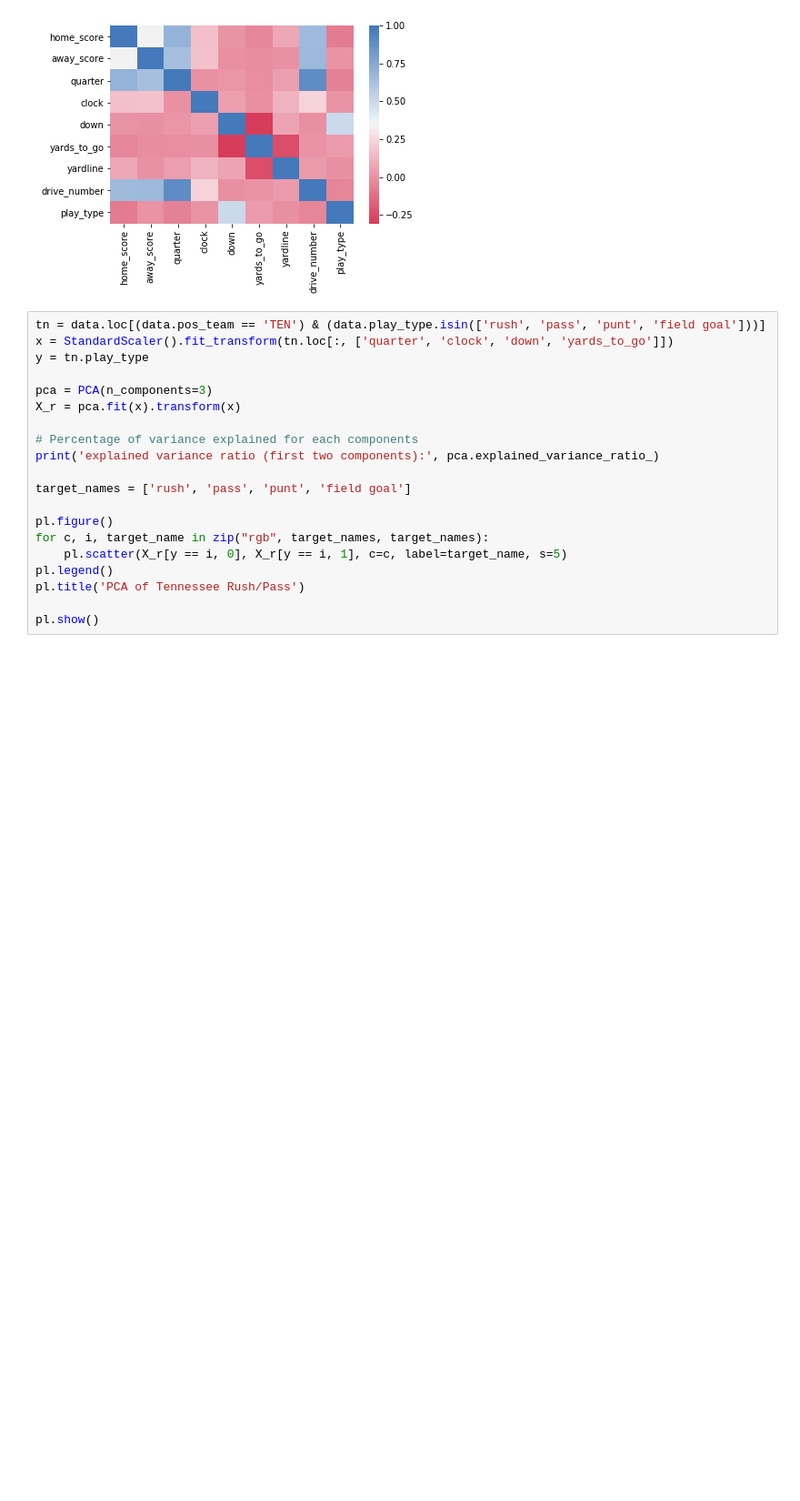
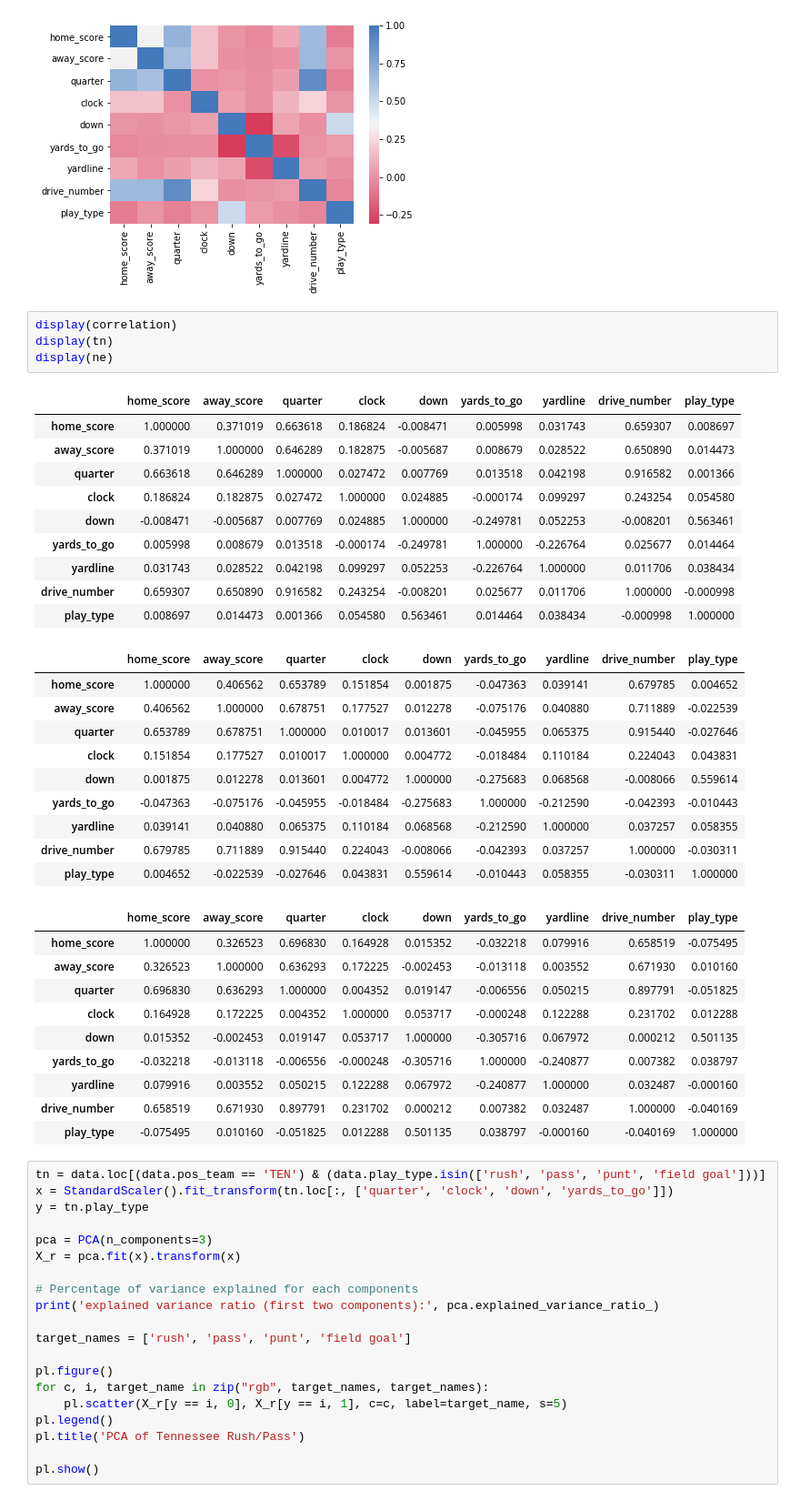
Before and after one commit to nrstott/nfldb_data_exploration, a Jupyter notebook: EDA.ipynb, the cells around one changed output. Shown: that part at 91% size. Cells and saved outputs as stored; diff of their text form; blank space fills up the shorter version.

```diff
--- a/EDA.ipynb
+++ b/EDA.ipynb
@@ -81,6 +82,41 @@ sns.heatmap(ne, xticklabels=ne.columns, yticklabels=ne.columns, cmap=cmap)
 # %% [output]
 <matplotlib.axes._subplots.AxesSubplot at 0x...>
 [figure]
+# %%
+display(correlation)
+display(tn)
+display(ne)
+# %% [output]
+|  | home_score | away_score | quarter | clock | down | yards_to_go | yardline | drive_number | play_type |
+| home_score | 1.000000 | 0.371019 | 0.663618 | 0.186824 | -0.008471 | 0.005998 | 0.031743 | 0.659307 | 0.008697 |
+| away_score | 0.371019 | 1.000000 | 0.646289 | 0.182875 | -0.005687 | 0.008679 | 0.028522 | 0.650890 | 0.014473 |
+| quarter | 0.663618 | 0.646289 | 1.000000 | 0.027472 | 0.007769 | 0.013518 | 0.042198 | 0.916582 | 0.001366 |
+| clock | 0.186824 | 0.182875 | 0.027472 | 1.000000 | 0.024885 | -0.000174 | 0.099297 | 0.243254 | 0.054580 |
+| down | -0.008471 | -0.005687 | 0.007769 | 0.024885 | 1.000000 | -0.249781 | 0.052253 | -0.008201 | 0.563461 |
+| yards_to_go | 0.005998 | 0.008679 | 0.013518 | -0.000174 | -0.249781 | 1.000000 | -0.226764 | 0.025677 | 0.014464 |
+| yardline | 0.031743 | 0.028522 | 0.042198 | 0.099297 | 0.052253 | -0.226764 | 1.000000 | 0.011706 | 0.038434 |
+| drive_number | 0.659307 | 0.650890 | 0.916582 | 0.243254 | -0.008201 | 0.025677 | 0.011706 | 1.000000 | -0.000998 |
+| play_type | 0.008697 | 0.014473 | 0.001366 | 0.054580 | 0.563461 | 0.014464 | 0.038434 | -0.000998 | 1.000000 |
+|  | home_score | away_score | quarter | clock | down | yards_to_go | yardline | drive_number | play_type |
+| home_score | 1.000000 | 0.406562 | 0.653789 | 0.151854 | 0.001875 | -0.047363 | 0.039141 | 0.679785 | 0.004652 |
+| away_score | 0.406562 | 1.000000 | 0.678751 | 0.177527 | 0.012278 | -0.075176 | 0.040880 | 0.711889 | -0.022539 |
+| quarter | 0.653789 | 0.678751 | 1.000000 | 0.010017 | 0.013601 | -0.045955 | 0.065375 | 0.915440 | -0.027646 |
+| clock | 0.151854 | 0.177527 | 0.010017 | 1.000000 | 0.004772 | -0.018484 | 0.110184 | 0.224043 | 0.043831 |
+| down | 0.001875 | 0.012278 | 0.013601 | 0.004772 | 1.000000 | -0.275683 | 0.068568 | -0.008066 | 0.559614 |
+| yards_to_go | -0.047363 | -0.075176 | -0.045955 | -0.018484 | -0.275683 | 1.000000 | -0.212590 | -0.042393 | -0.010443 |
+| yardline | 0.039141 | 0.040880 | 0.065375 | 0.110184 | 0.068568 | -0.212590 | 1.000000 | 0.037257 | 0.058355 |
+| drive_number | 0.679785 | 0.711889 | 0.915440 | 0.224043 | -0.008066 | -0.042393 | 0.037257 | 1.000000 | -0.030311 |
+| play_type | 0.004652 | -0.022539 | -0.027646 | 0.043831 | 0.559614 | -0.010443 | 0.058355 | -0.030311 | 1.000000 |
+|  | home_score | away_score | quarter | clock | down | yards_to_go | yardline | drive_number | play_type |
+| home_score | 1.000000 | 0.326523 | 0.696830 | 0.164928 | 0.015352 | -0.032218 | 0.079916 | 0.658519 | -0.075495 |
+| away_score | 0.326523 | 1.000000 | 0.636293 | 0.172225 | -0.002453 | -0.013118 | 0.003552 | 0.671930 | 0.010160 |
+| quarter | 0.696830 | 0.636293 | 1.000000 | 0.004352 | 0.019147 | -0.006556 | 0.050215 | 0.897791 | -0.051825 |
+| clock | 0.164928 | 0.172225 | 0.004352 | 1.000000 | 0.053717 | -0.000248 | 0.122288 | 0.231702 | 0.012288 |
+| down | 0.015352 | -0.002453 | 0.019147 | 0.053717 | 1.000000 | -0.305716 | 0.067972 | 0.000212 | 0.501135 |
+| yards_to_go | -0.032218 | -0.013118 | -0.006556 | -0.000248 | -0.305716 | 1.000000 | -0.240877 | 0.007382 | 0.038797 |
+| yardline | 0.079916 | 0.003552 | 0.050215 | 0.122288 | 0.067972 | -0.240877 | 1.000000 | 0.032487 | -0.000160 |
+| drive_number | 0.658519 | 0.671930 | 0.897791 | 0.231702 | 0.000212 | 0.007382 | 0.032487 | 1.000000 | -0.040169 |
+| play_type | -0.075495 | 0.010160 | -0.051825 | 0.012288 | 0.501135 | 0.038797 | -0.000160 | -0.040169 | 1.000000 |
 # %%
 tn = data.loc[(data.pos_team == 'TEN') & (data.play_type.isin(['rush', 'pass', 'punt', 'field goal']))]
 x = StandardScaler().fit_transform(tn.loc[:, ['quarter', 'clock', 'down', 'yards_to_go']])
```
Also changed, not shown: parts of 1 cell of this notebook.
